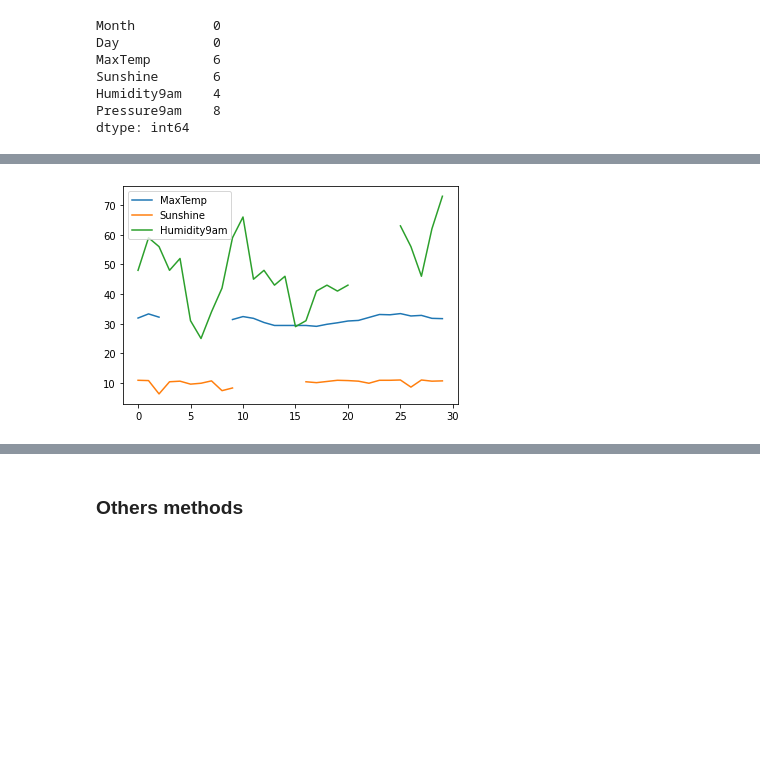
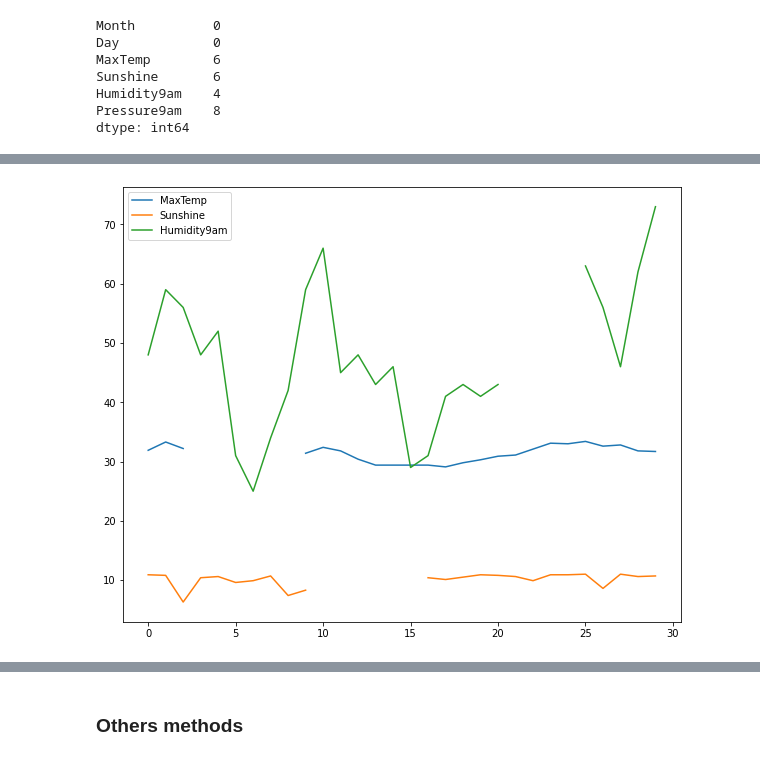
Before and after one commit to fidanfatih/Pycoders_Capstone, a Jupyter notebook: week_3_notebook_Fatih.ipynb, the cells around one changed output, grey strips where cells are left out. Saved outputs shown, nothing was run; the diff lists cells and outputs as text; code cells hidden in the pictures; blank space fills up the shorter version.

```diff
--- a/week_3_notebook_Fatih.ipynb
+++ b/week_3_notebook_Fatih.ipynb
@@ -1453,5 +1032,5 @@ dtype: int64
 # %%
-df[['MaxTemp','Sunshine','Humidity9am']].plot();
+df[['MaxTemp','Sunshine','Humidity9am']].plot(figsize=(10,8));
 # %% [output]
-[figure, old version]
+[figure, new version]
 # %%
```
Also changed, not shown: parts of 234 cells of this notebook.
